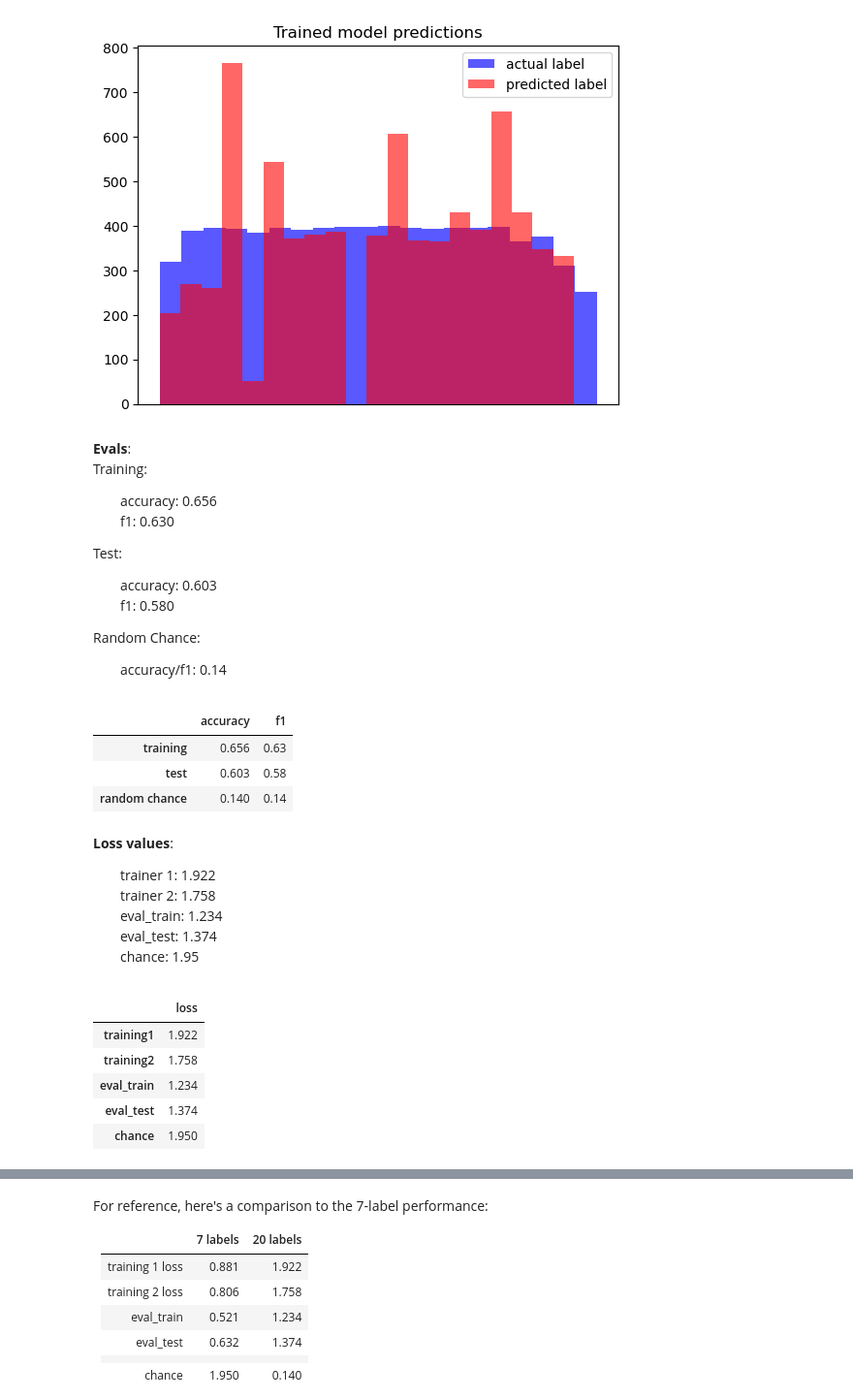
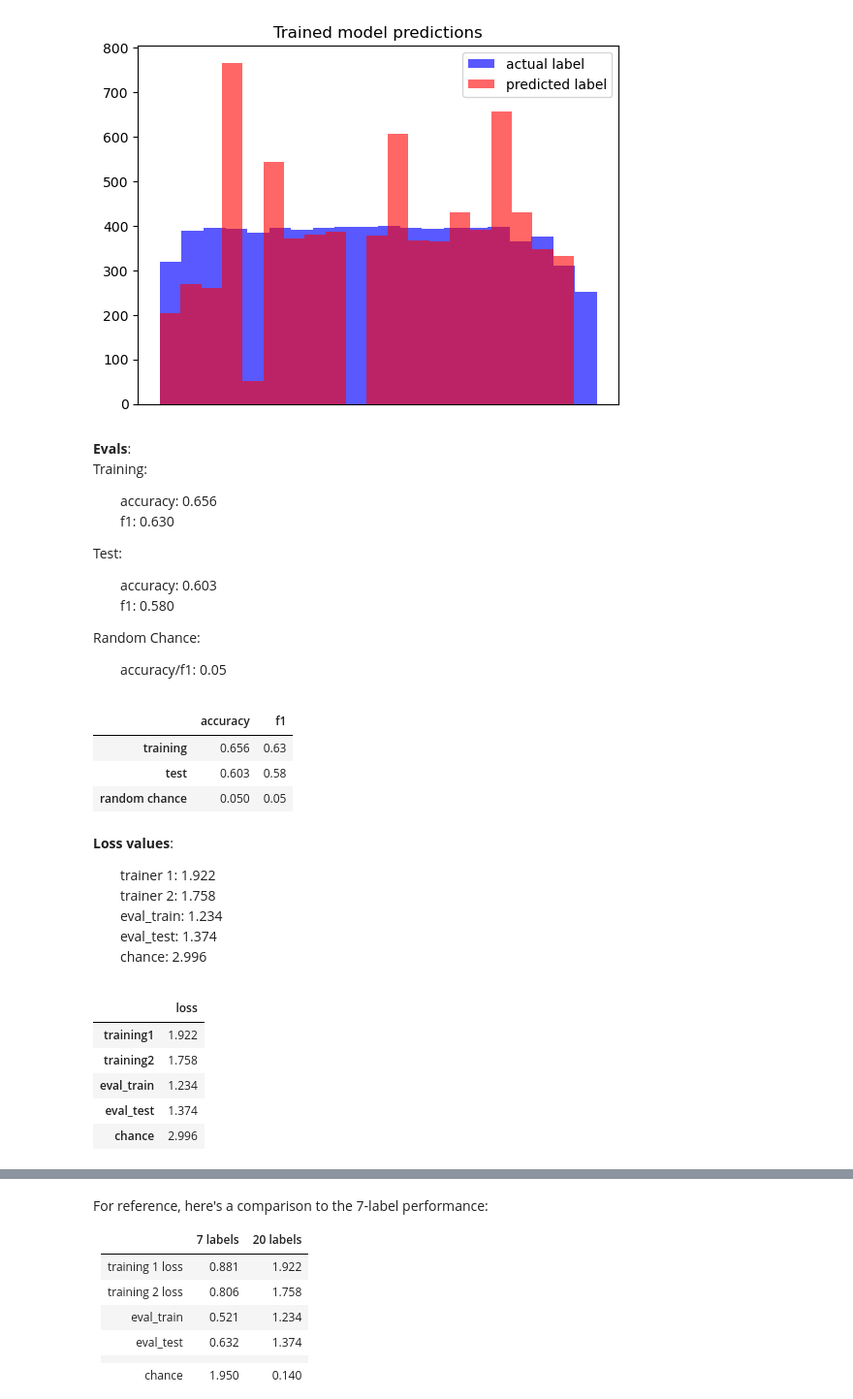
Before and after one commit to MeghanBarritt/llm-project, a Jupyter notebook: notebooks/5-Full_Label_Set.ipynb, the cells around one changed output, grey strips where cells are left out. Shown: that part at 97% size. Saved outputs shown, nothing was run; the diff lists cells and outputs as text; code cells hidden in the pictures.

```diff
--- a/notebooks/5-Full_Label_Set.ipynb
+++ b/notebooks/5-Full_Label_Set.ipynb
@@ -240,25 +240,25 @@ accuracy: 0.603<br>
 f1: 0.580</ul>
 
 Random Chance:<ul>
-accuracy/f1: 0.14
+accuracy/f1: 0.05
 # %%
-evals = {'training':[0.656,0.630],'test':[0.603,0.580],'random chance':[0.14,0.14]}
+evals = {'training':[0.656,0.630],'test':[0.603,0.580],'random chance':[0.05,0.05]}
 metrics = pd.DataFrame.from_dict(evals,orient='index',columns=['accuracy','f1'])
 metrics
 # %% [output]
 |  | accuracy | f1 |
 | training | 0.656 | 0.63 |
 | test | 0.603 | 0.58 |
-| random chance | 0.140 | 0.14 |
+| random chance | 0.050 | 0.05 |
 # %% [markdown]
 **Loss values**:<ul>
 trainer 1: 1.922<br>
 trainer 2: 1.758<br>
 eval_train: 1.234<br>
 eval_test: 1.374<br>
-chance: 1.95
+chance: 2.996
 # %%
-data = {'training1':[1.922],'training2':[1.758],'eval_train':[1.234],'eval_test':[1.374],'chance':[1.95]}
+data = {'training1':[1.922],'training2':[1.758],'eval_train':[1.234],'eval_test':[1.374],'chance':[2.996]}
 losses = pd.DataFrame.from_dict(data,orient='index',columns=['loss'])
 losses
 # %% [output]
@@ -267,7 +267,7 @@ losses
 | training2 | 1.758 |
 | eval_train | 1.234 |
 | eval_test | 1.374 |
-| chance | 1.950 |
+| chance | 2.996 |
 # %%
 # Define data for the first chart
 b_width1 = 0.3
```
Also changed, not shown: parts of 1 cell of this notebook, 9 other files.
